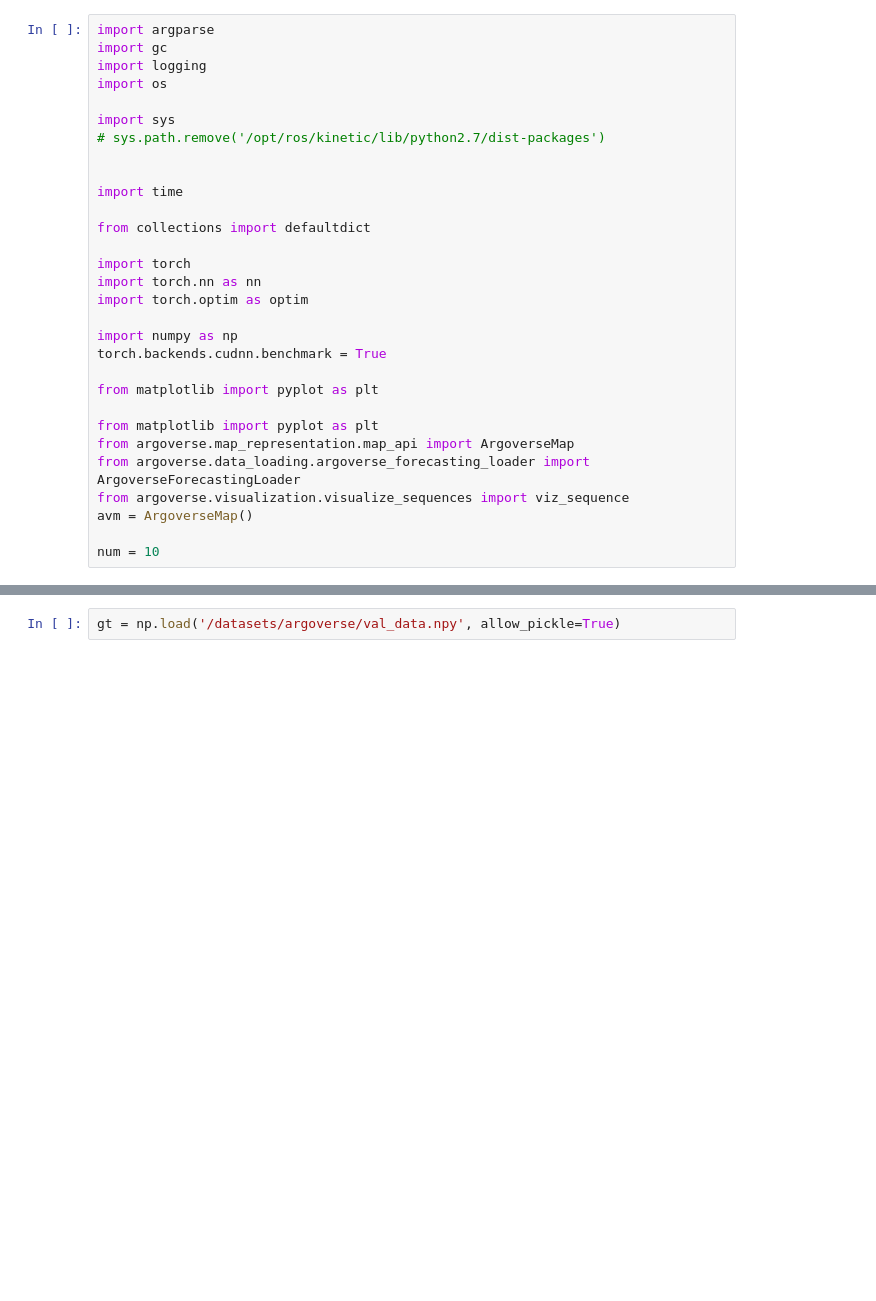
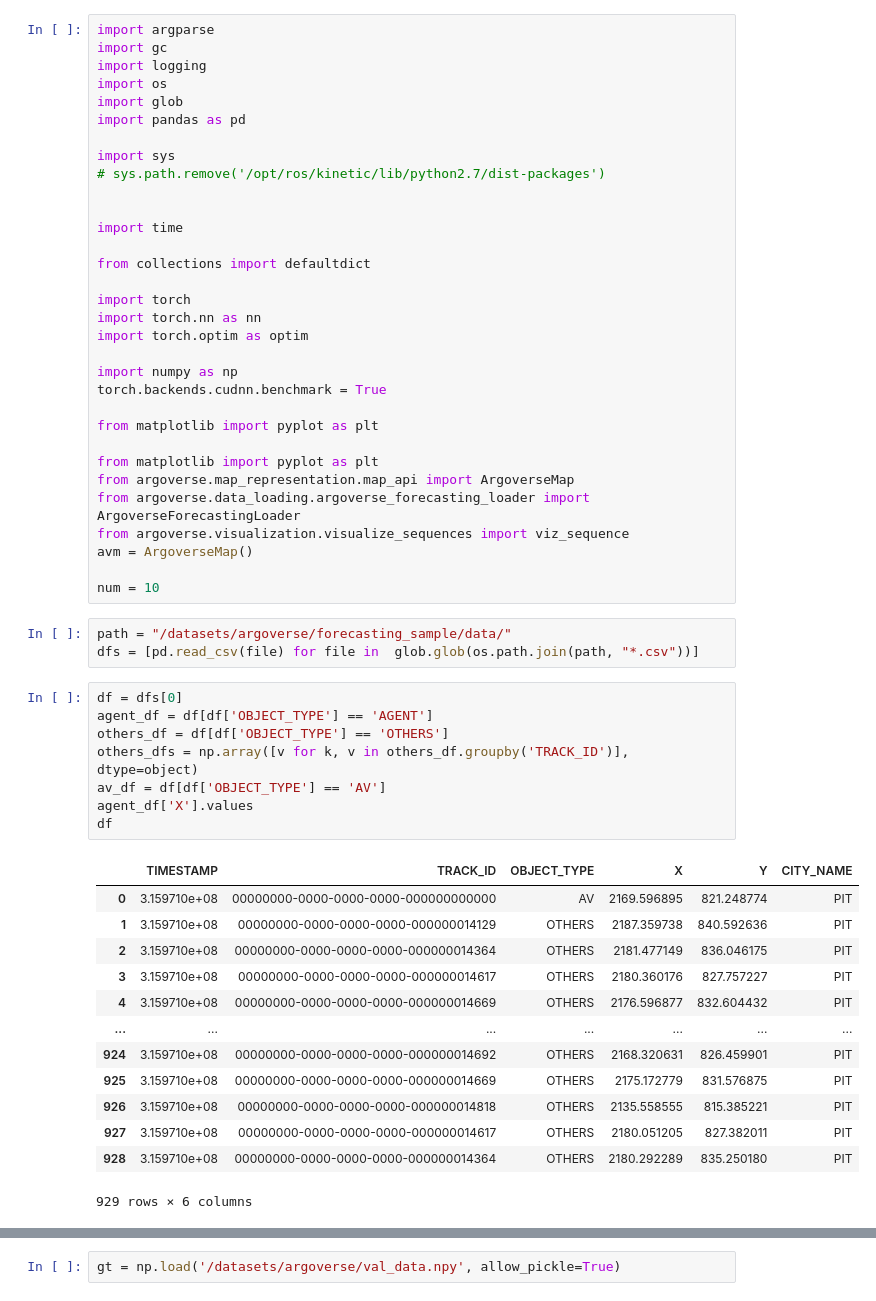
Before and after one commit to Vikr-182/ddn-forecasting, a Jupyter notebook: vis/vis.ipynb, the cells around one changed output, grey strips where cells are left out. Cells and saved outputs as stored; diff of their text form; blank space fills up the shorter version.

```diff
--- a/vis/vis.ipynb
+++ b/vis/vis.ipynb
@@ -3,6 +3,8 @@ import argparse
 import gc
 import logging
 import os
+import glob
+import pandas as pd
 
 import sys
 # sys.path.remove('/opt/ros/kinetic/lib/python2.7/dist-packages')
@@ -28,3 +30,28 @@ from argoverse.visualization.visualize_sequences import viz_sequence
 avm = ArgoverseMap()
 
 num = 10
+# %%
+path = "/datasets/argoverse/forecasting_sample/data/"
+dfs = [pd.read_csv(file) for file in  glob.glob(os.path.join(path, "*.csv"))]
+# %%
+df = dfs[0]
+agent_df = df[df['OBJECT_TYPE'] == 'AGENT']
+others_df = df[df['OBJECT_TYPE'] == 'OTHERS']
+others_dfs = np.array([v for k, v in others_df.groupby('TRACK_ID')], dtype=object)
+av_df = df[df['OBJECT_TYPE'] == 'AV']
+agent_df['X'].values
+df
+# %% [output]
+|  | TIMESTAMP | TRACK_ID | OBJECT_TYPE | X | Y | CITY_NAME |
+| 0 | 3.159710e+08 | 00000000-0000-0000-0000-000000000000 | AV | 2169.596895 | 821.248774 | PIT |
+| 1 | 3.159710e+08 | 00000000-0000-0000-0000-000000014129 | OTHERS | 2187.359738 | 840.592636 | PIT |
+| 2 | 3.159710e+08 | 00000000-0000-0000-0000-000000014364 | OTHERS | 2181.477149 | 836.046175 | PIT |
+| 3 | 3.159710e+08 | 00000000-0000-0000-0000-000000014617 | OTHERS | 2180.360176 | 827.757227 | PIT |
+| 4 | 3.159710e+08 | 00000000-0000-0000-0000-000000014669 | OTHERS | 2176.596877 | 832.604432 | PIT |
+| ... | ... | ... | ... | ... | ... | ... |
+| 924 | 3.159710e+08 | 00000000-0000-0000-0000-000000014692 | OTHERS | 2168.320631 | 826.459901 | PIT |
+| 925 | 3.159710e+08 | 00000000-0000-0000-0000-000000014669 | OTHERS | 2175.172779 | 831.576875 | PIT |
+| 926 | 3.159710e+08 | 00000000-0000-0000-0000-000000014818 | OTHERS | 2135.558555 | 815.385221 | PIT |
+| 927 | 3.159710e+08 | 00000000-0000-0000-0000-000000014617 | OTHERS | 2180.051205 | 827.382011 | PIT |
+| 928 | 3.159710e+08 | 00000000-0000-0000-0000-000000014364 | OTHERS | 2180.292289 | 835.250180 | PIT |
+929 rows × 6 columns
```
Also changed, not shown: parts of 10 cells of this notebook, 12 other files.
